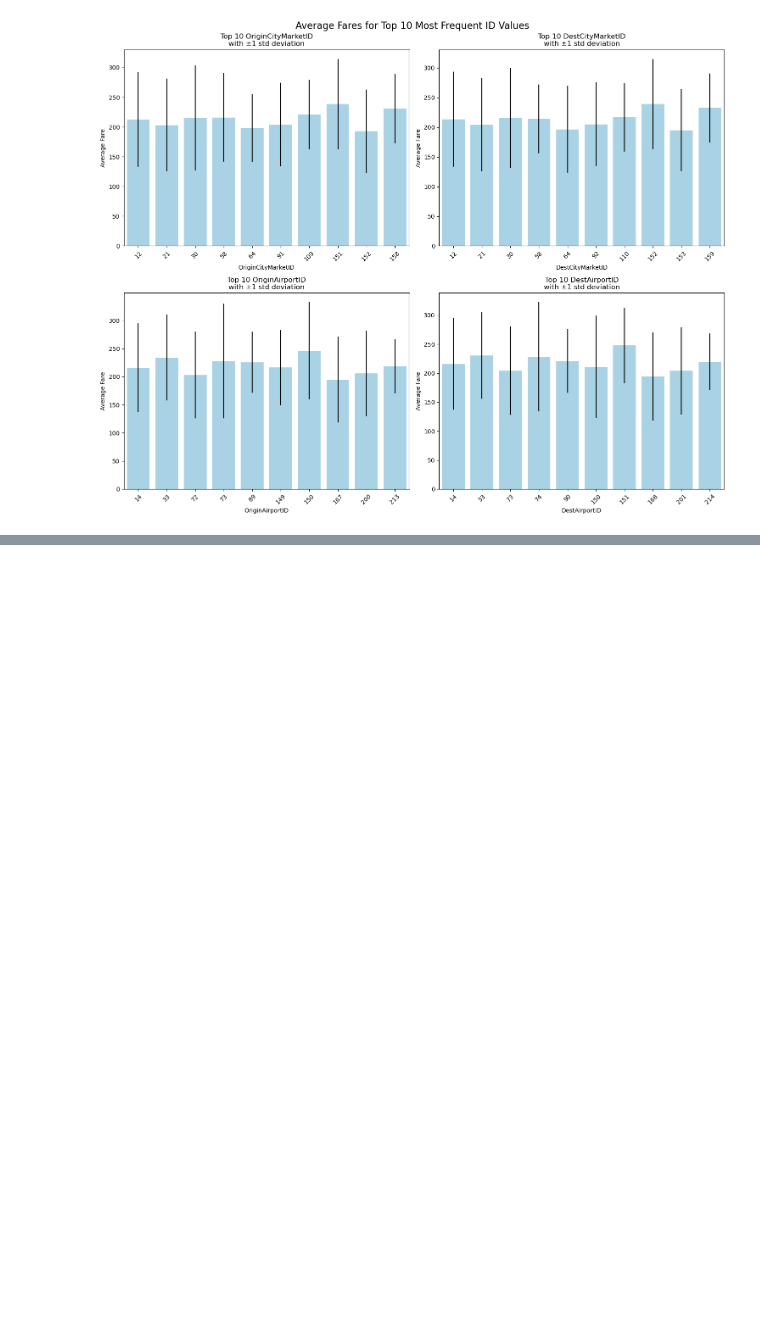
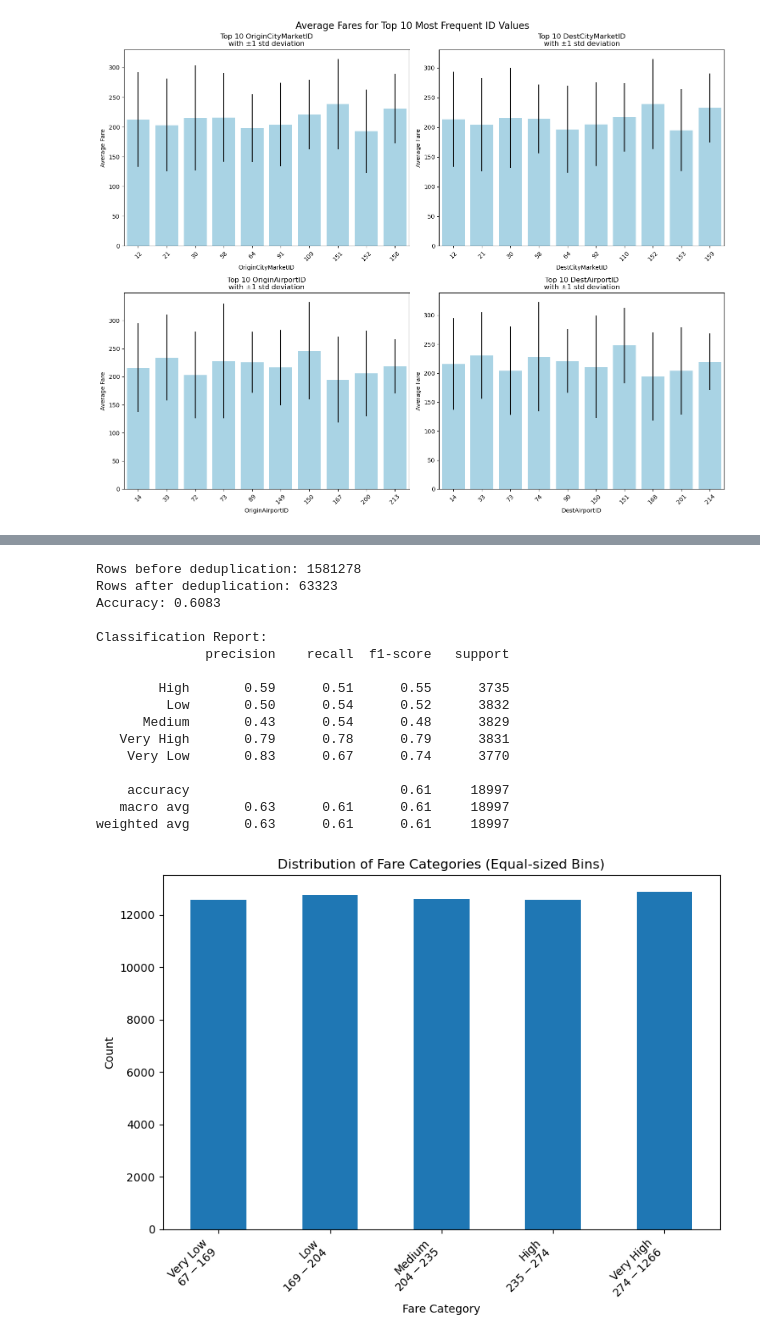
Before and after one commit to mariapycior/airline-fair-prediction-ML, a Jupyter notebook: analysis.ipynb, the cells around one changed output, grey strips where cells are left out. Saved outputs shown, nothing was run; the diff lists cells and outputs as text; code cells hidden in the pictures; blank space fills up the shorter version.

```diff
--- a/analysis.ipynb
+++ b/analysis.ipynb
@@ -282,0 +464,62 @@ Name: Average_Fare, dtype: float64
+# %%
+# Select needed columns and remove duplicates
+selected_df = df[features + ['Average_Fare']].dropna()  # Added dropna() to handle NaNs
+print(f"Rows before deduplication: {len(selected_df)}")
+selected_df = selected_df.drop_duplicates()
+print(f"Rows after deduplication: {len(selected_df)}")
+
+# Create equal-sized price bins using quantiles
+n_bins = 5
+labels = ['Very Low', 'Low', 'Medium', 'High', 'Very High']
+# Use the bin ranges we already know work from previous output
+bins = [67, 169, 204, 235, 274, 1266]
+selected_df['fare_category'] = pd.cut(selected_df['Average_Fare'], bins=bins, labels=labels)
+
+# Create feature matrix and target
+X = selected_df[features]
+y = selected_df['fare_category']
+
+# Split data
+X_train, X_test, y_train, y_test = train_test_split(X, y, test_size=0.3, random_state=42)
+
+# Create and train classifier
+tree_clf = DecisionTreeClassifier(max_depth=8, random_state=42)
+tree_clf.fit(X_train, y_train)
+
+# Evaluate
+y_pred = tree_clf.predict(X_test)
+accuracy = accuracy_score(y_test, y_pred)
+print(f"Accuracy: {accuracy:.4f}")
+print("\nClassification Report:")
+print(classification_report(y_test, y_pred))
+
+# Visualize distribution
+plt.figure(figsize=(8, 6))
+ax = selected_df['fare_category'].value_counts().sort_index().plot(kind='bar')
+plt.title('Distribution of Fare Categories (Equal-sized Bins)')
+plt.xlabel('Fare Category')
+plt.ylabel('Count')
+
+# Add bin ranges to x-tick labels
+bin_ranges = ['$67-$169', '$169-$204', '$204-$235', '$235-$274', '$274-$1266']
+ax.set_xticklabels([f"{l}\n{r}" for l, r in zip(labels, bin_ranges)], rotation=45, ha='right')
+plt.tight_layout()
+plt.show()
+# %% [output]
+Rows before deduplication: 1581278
+Rows after deduplication: 63323
+Accuracy: 0.6083
+
+Classification Report:
+              precision    recall  f1-score   support
+
+        High       0.59      0.51      0.55      3735
+         Low       0.50      0.54      0.52      3832
+      Medium       0.43      0.54      0.48      3829
+   Very High       0.79      0.78      0.79      3831
+    Very Low       0.83      0.67      0.74      3770
+
+    accuracy                           0.61     18997
+   macro avg       0.63      0.61      0.61     18997
+weighted avg       0.63      0.61      0.61     18997
+[figure, added]
```
Also changed, not shown: parts of 5 cells of this notebook, 6 other files.
